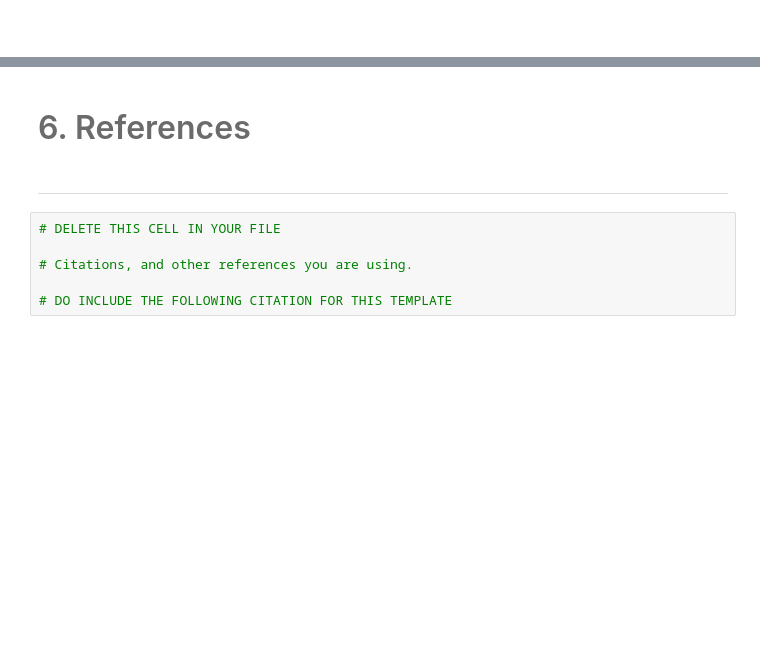
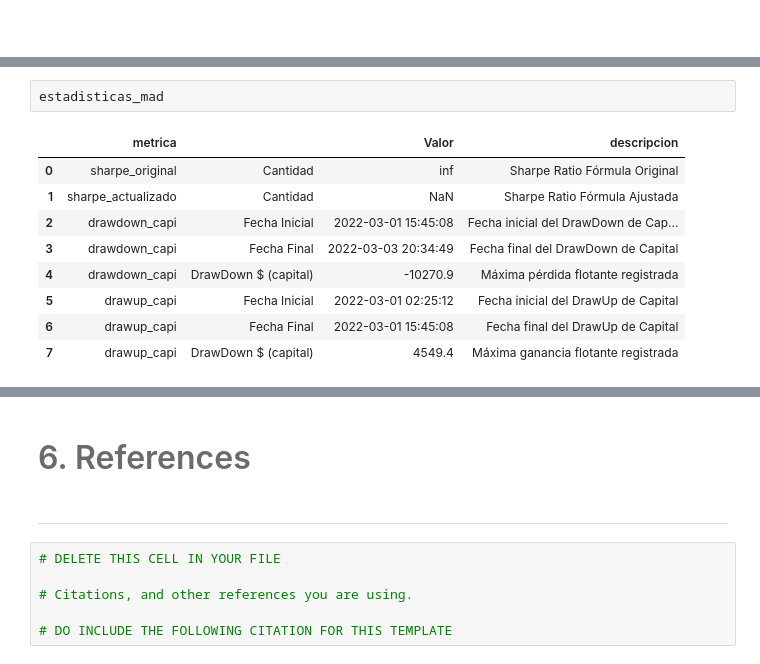
Before and after one commit to berlinpreciado21/Lab3-Trading, a Jupyter notebook: notebook.ipynb, the cells around one changed output, grey strips where cells are left out. Saved outputs shown, nothing was run; the diff lists cells and outputs as text; blank space fills up the shorter version.

```diff
--- a/notebook.ipynb
+++ b/notebook.ipynb
@@ -192,0 +330,12 @@ El archivo de functions.py contiene las siguientes funciones a continuación nec
+# %%
+estadisticas_mad
+# %% [output]
+|  | metrica |  | Valor | descripcion |
+| 0 | sharpe_original | Cantidad | inf | Sharpe Ratio Fórmula Original |
+| 1 | sharpe_actualizado | Cantidad | NaN | Sharpe Ratio Fórmula Ajustada |
+| 2 | drawdown_capi | Fecha Inicial | 2022-03-01 15:45:08 | Fecha inicial del DrawDown de Cap... |
+| 3 | drawdown_capi | Fecha Final | 2022-03-03 20:34:49 | Fecha final del DrawDown de Capital |
+| 4 | drawdown_capi | DrawDown $ (capital) | -10270.9 | Máxima pérdida flotante registrada |
+| 5 | drawup_capi | Fecha Inicial | 2022-03-01 02:25:12 | Fecha inicial del DrawUp de Capital |
+| 6 | drawup_capi | Fecha Final | 2022-03-01 15:45:08 | Fecha final del DrawUp de Capital |
+| 7 | drawup_capi | DrawDown $ (capital) | 4549.4 | Máxima ganancia flotante registrada |
```
Also changed, not shown: parts of 28 cells of this notebook, 4 other files.
